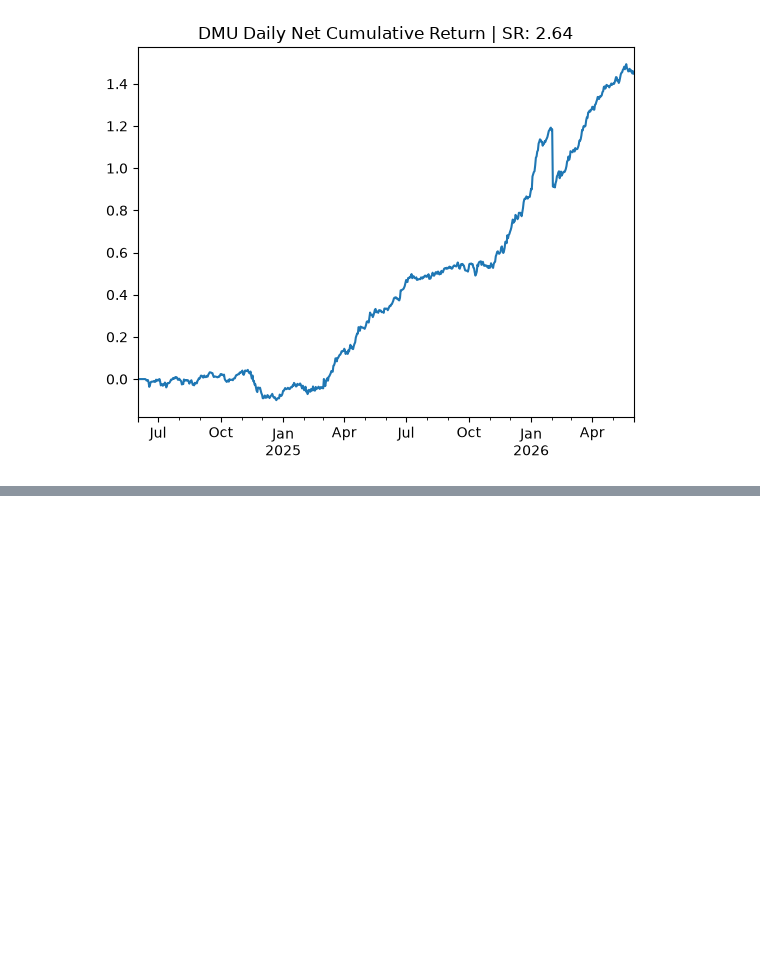
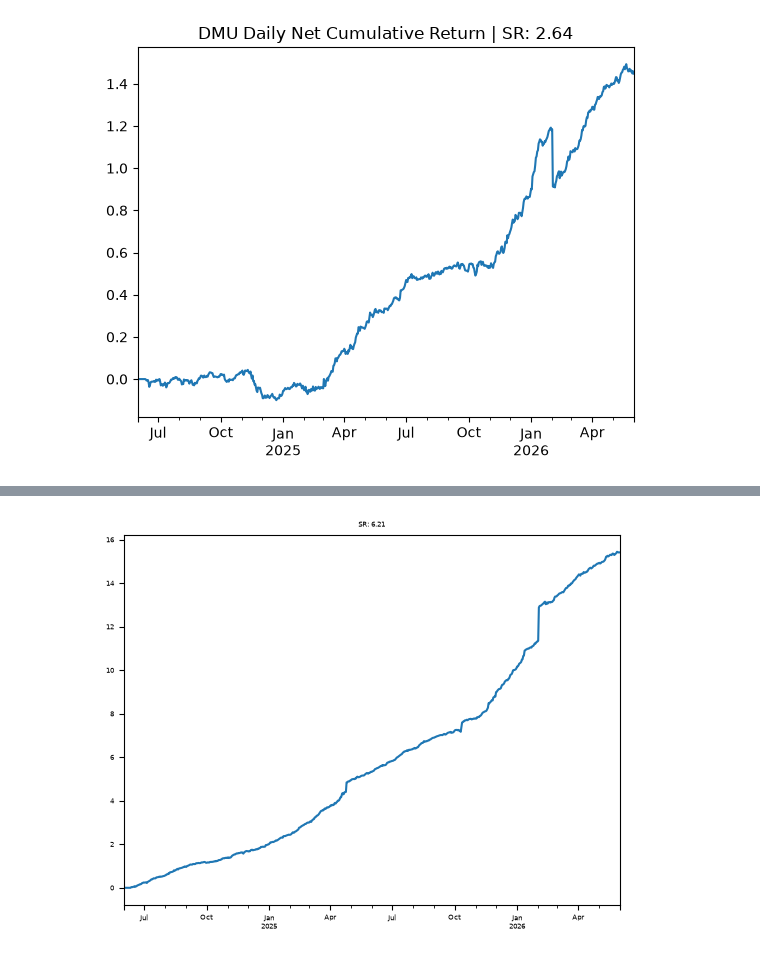
Before and after one commit to jude253/wall-street-quants-course-project, a Jupyter notebook: src/wall_street_quants_course_project/analysis/20260622__explore_shorter_term_strategies.ipynb, the cells around one changed output, grey strips where cells are left out. Drawn from its saved outputs; the diff is of its cells as text; code cells hidden in the pictures; blank space fills up the shorter version.

```diff
--- a/src/wall_street_quants_course_project/analysis/20260622__explore_shorter_term_strategies.ipynb
+++ b/src/wall_street_quants_course_project/analysis/20260622__explore_shorter_term_strategies.ipynb
@@ -265,0 +263,12 @@ strong result.
+# %%
+px_thresh = (0.2, 0.8); keep_outside_px=True; px_ma_periods=10; px_delay_periods=0
+vol_thresh = (0.2, 0.8); keep_outside_vol=False; vol_ma_periods=10
+reversal=True
+plot_dmu_variation_v1(
+    px, vol,
+    px_lower_pct=px_thresh[0], px_upper_pct=px_thresh[1], px_ma_periods=px_ma_periods, px_delay_periods=px_delay_periods, keep_outside_px=keep_outside_px,
+    vol_lower_pct=vol_thresh[0], vol_upper_pct=vol_thresh[1], vol_ma_periods=vol_ma_periods, keep_outside_vol=keep_outside_vol,
+    tcost_bps=20,reversal=reversal
+)
+# %% [output]
+[figure, added]
```
Also changed, not shown: parts of 16 cells of this notebook, 1 other file.
